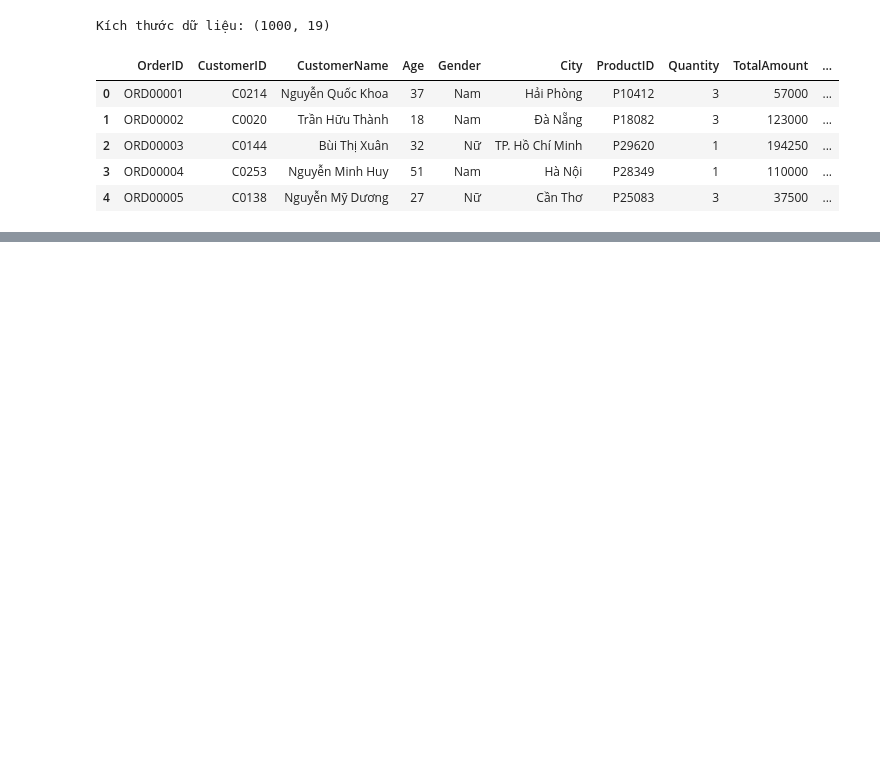
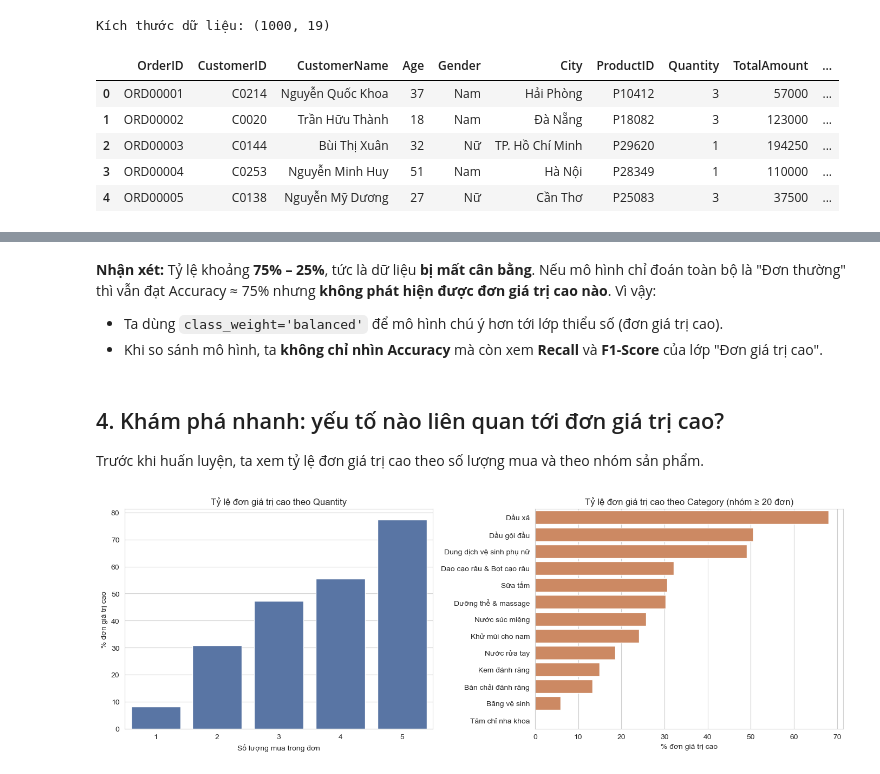
Before and after one commit to MoshiM0chiMoshi/Group5_Pharmacity_Personal_Care, a Jupyter notebook: Stage 2/03_Classification.ipynb, the cells around one changed output, grey strips where cells are left out. Saved outputs shown, nothing was run; the diff lists cells and outputs as text; code cells hidden in the pictures; blank space fills up the shorter version.

```diff
--- a/Stage 2/03_Classification.ipynb
+++ b/Stage 2/03_Classification.ipynb
@@ -417,0 +118,32 @@ Xác suất là đơn giá trị cao: 92.7%
+# %% [markdown]
+**Nhận xét:** Tỷ lệ khoảng **75% – 25%**, tức là dữ liệu **bị mất cân bằng**.
+Nếu mô hình chỉ đoán toàn bộ là "Đơn thường" thì vẫn đạt Accuracy ≈ 75% nhưng **không phát hiện được đơn giá trị cao nào**.
+Vì vậy:
+- Ta dùng `class_weight='balanced'` để mô hình chú ý hơn tới lớp thiểu số (đơn giá trị cao).
+- Khi so sánh mô hình, ta **không chỉ nhìn Accuracy** mà còn xem **Recall** và **F1-Score** của lớp "Đơn giá trị cao".
+# %% [markdown]
+## 4. Khám phá nhanh: yếu tố nào liên quan tới đơn giá trị cao?
+
+Trước khi huấn luyện, ta xem tỷ lệ đơn giá trị cao theo số lượng mua và theo nhóm sản phẩm.
+# %%
+fig, axes = plt.subplots(1, 2, figsize=(14, 5))
+
+# (a) Theo số lượng mua
+tl_qty = df.groupby('Quantity')['High_Value'].mean() * 100
+sns.barplot(x=tl_qty.index, y=tl_qty.values, ax=axes[0], color='#4C72B0')
+axes[0].set_title('Tỷ lệ đơn giá trị cao theo Quantity')
+axes[0].set_xlabel('Số lượng mua trong đơn')
+axes[0].set_ylabel('% đơn giá trị cao')
+
+# (b) Theo nhóm sản phẩm (chỉ lấy nhóm có từ 20 đơn trở lên để số liệu đủ tin cậy)
+nhom = df.groupby('Category')['High_Value'].agg(['mean', 'count'])
+nhom = nhom[nhom['count'] >= 20].sort_values('mean', ascending=False)
+sns.barplot(x=nhom['mean'] * 100, y=nhom.index, ax=axes[1], color='#DD8452')
+axes[1].set_title('Tỷ lệ đơn giá trị cao theo Category (nhóm ≥ 20 đơn)')
+axes[1].set_xlabel('% đơn giá trị cao')
+axes[1].set_ylabel('')
+
+plt.tight_layout()
+plt.show()
+# %% [output]
+[figure, added]
```
Also changed, not shown: parts of 66 cells of this notebook, 18 other files.
